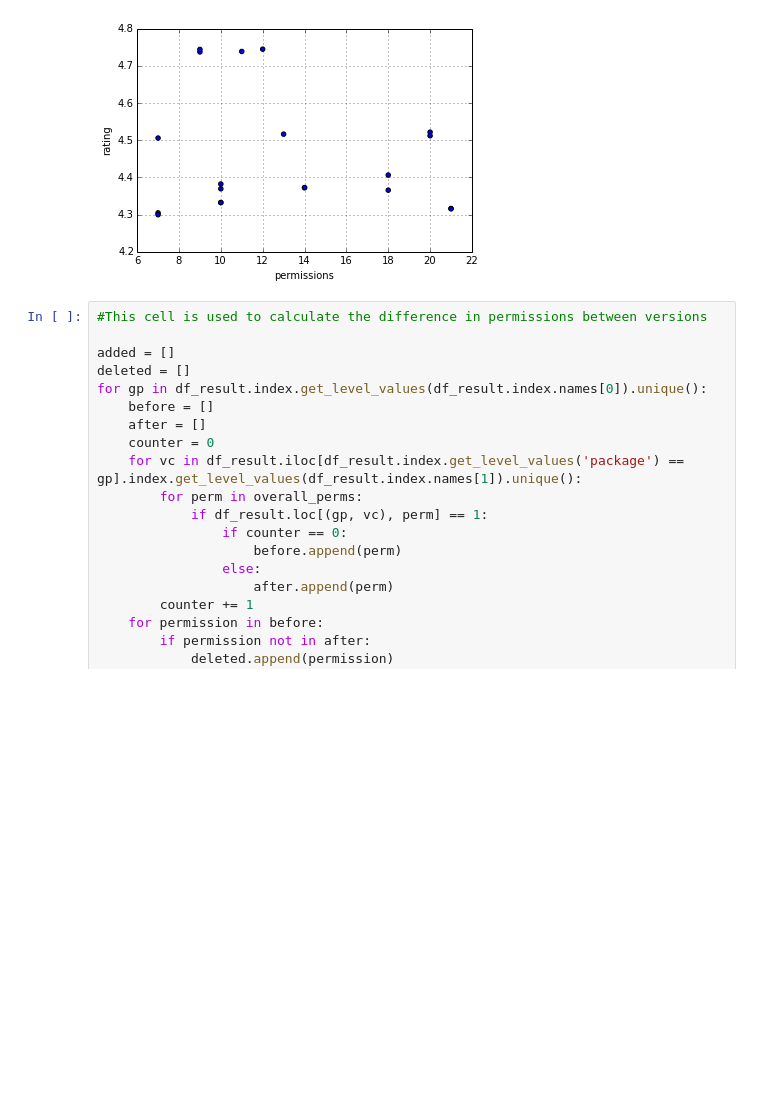
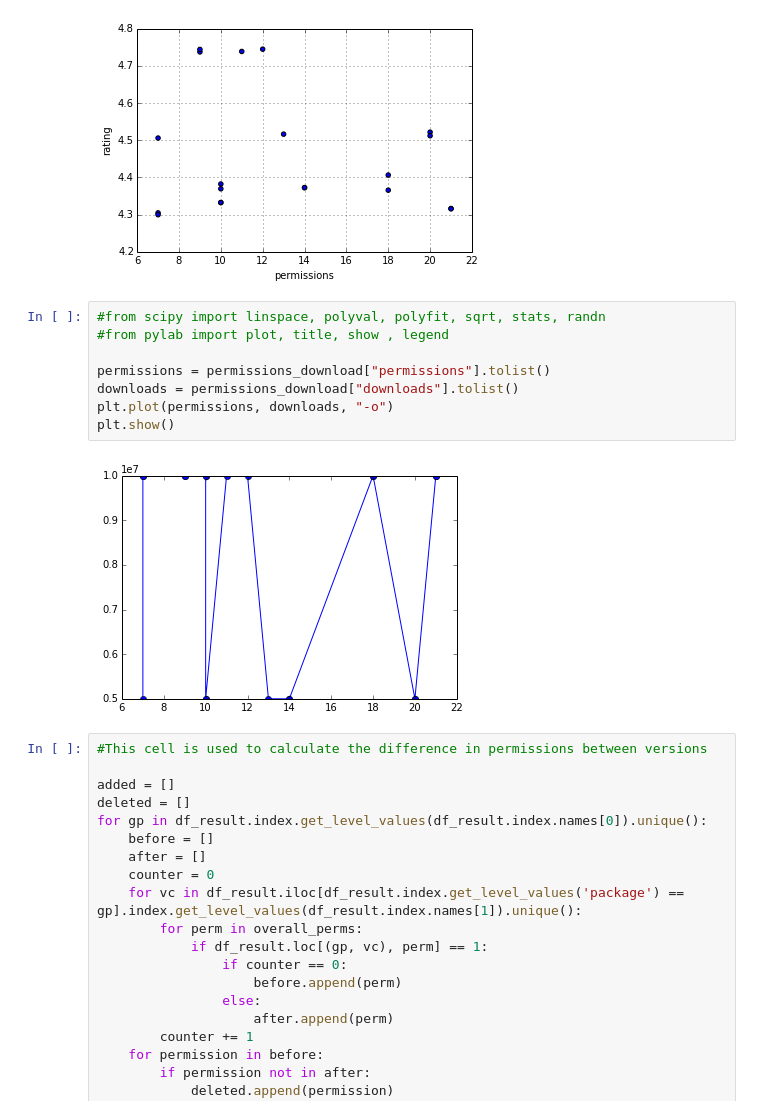
Before and after one commit to jacksonchen/app_analysis, a Jupyter notebook: app_permission_changes.ipynb, the cells around one changed output. Drawn from its saved outputs; the diff is of its cells as text; blank space fills up the shorter version.

```diff
--- a/app_permission_changes.ipynb
+++ b/app_permission_changes.ipynb
@@ -143,6 +143,16 @@ permissions_rating.plot(x="permissions", y="rating", kind="scatter")
 # %% [output]
 <matplotlib.axes.AxesSubplot at 0x...>
 [figure]
+# %%
+#from scipy import linspace, polyval, polyfit, sqrt, stats, randn
+#from pylab import plot, title, show , legend
+
+permissions = permissions_download["permissions"].tolist()
+downloads = permissions_download["downloads"].tolist()
+plt.plot(permissions, downloads, "-o")
+plt.show()
+# %% [output]
+[figure, added]
 # %%
 #This cell is used to calculate the difference in permissions between versions
 
```
